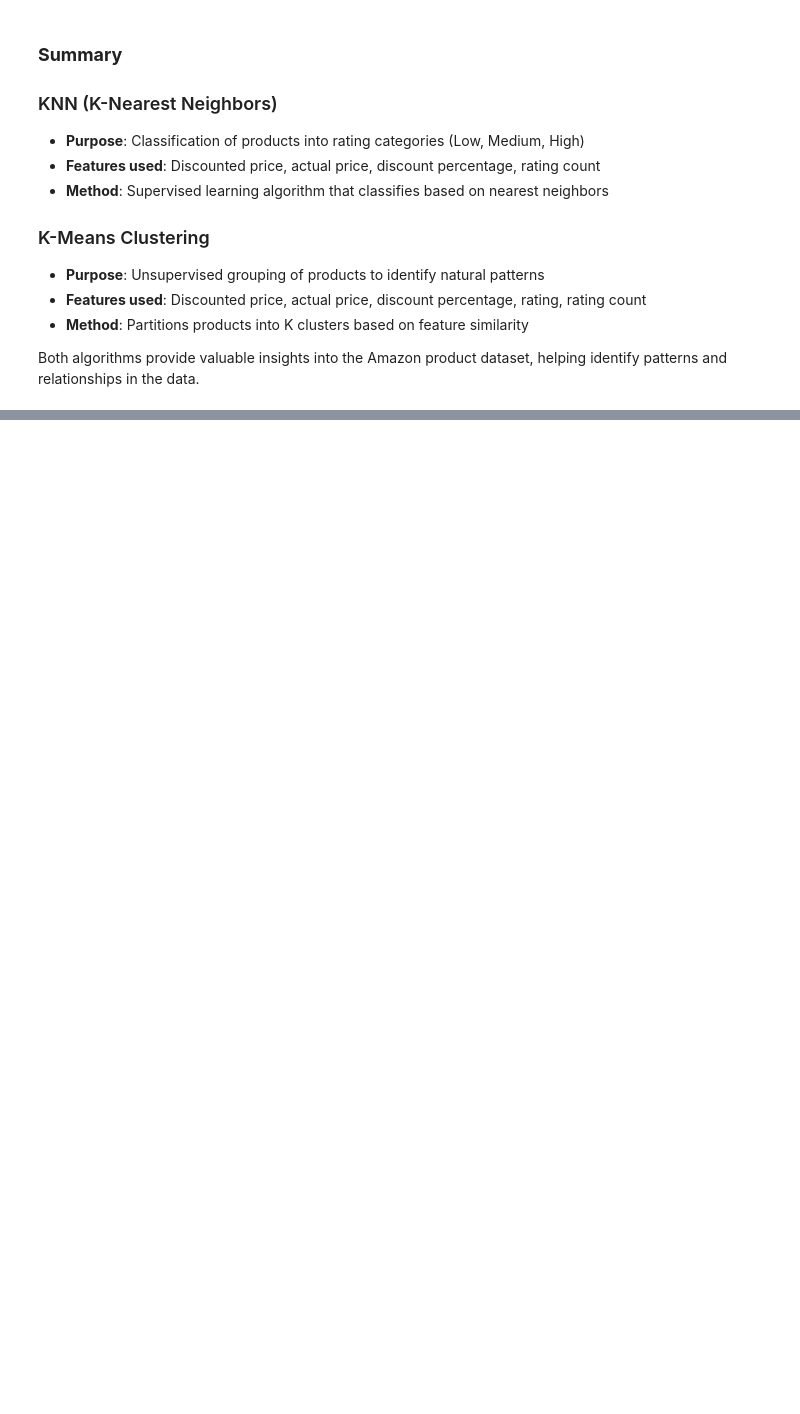
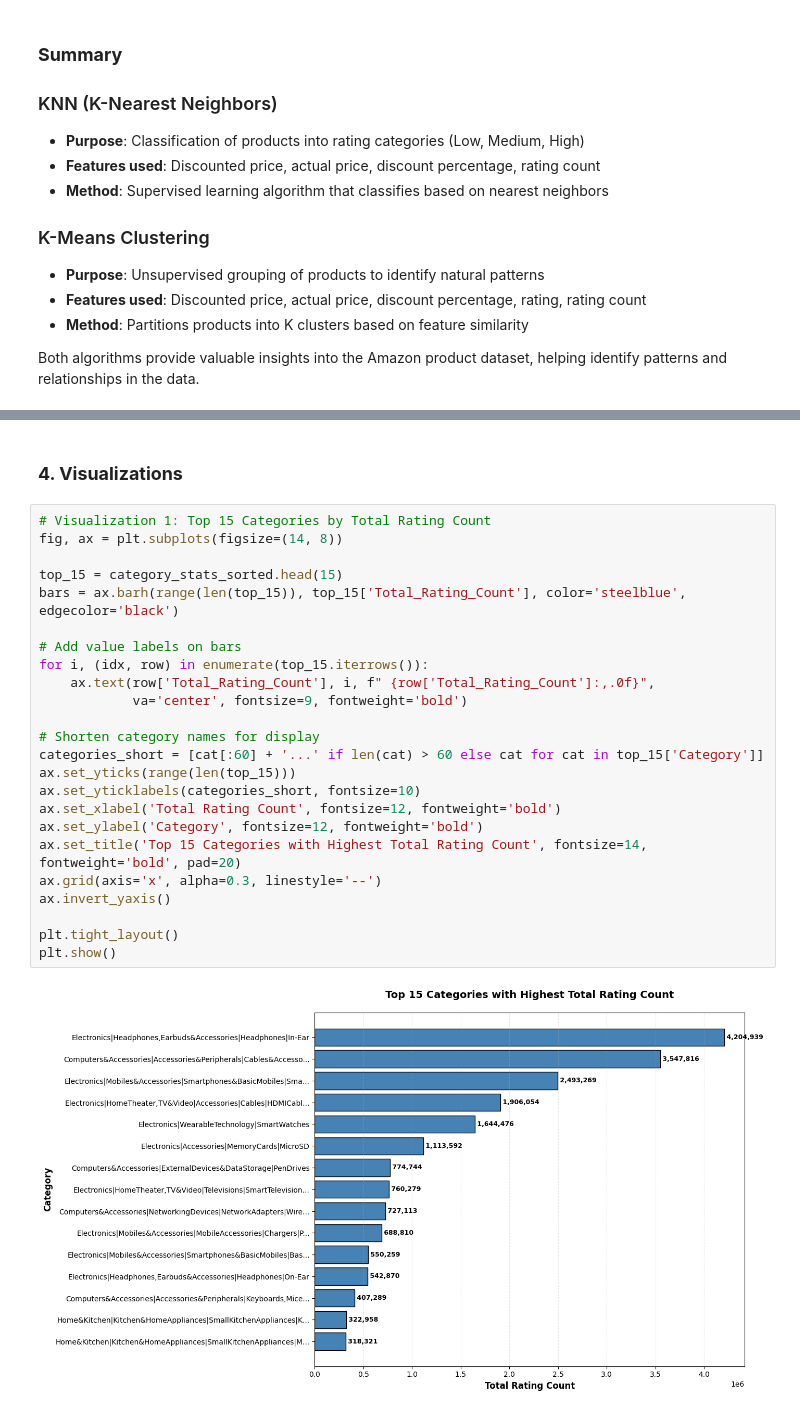
Before and after one commit to orchlonn/group-7, a Jupyter notebook: orchlon.ipynb, the cells around one changed output, grey strips where cells are left out. Drawn from its saved outputs; the diff is of its cells as text; blank space fills up the shorter version.

```diff
--- a/orchlon.ipynb
+++ b/orchlon.ipynb
@@ -377,0 +562,28 @@ Both algorithms provide valuable insights into the Amazon product dataset, helpi
+# %% [markdown]
+### **4. Visualizations**
+# %%
+# Visualization 1: Top 15 Categories by Total Rating Count
+fig, ax = plt.subplots(figsize=(14, 8))
+
+top_15 = category_stats_sorted.head(15)
+bars = ax.barh(range(len(top_15)), top_15['Total_Rating_Count'], color='steelblue', edgecolor='black')
+
+# Add value labels on bars
+for i, (idx, row) in enumerate(top_15.iterrows()):
+    ax.text(row['Total_Rating_Count'], i, f" {row['Total_Rating_Count']:,.0f}",
+            va='center', fontsize=9, fontweight='bold')
+
+# Shorten category names for display
+categories_short = [cat[:60] + '...' if len(cat) > 60 else cat for cat in top_15['Category']]
+ax.set_yticks(range(len(top_15)))
+ax.set_yticklabels(categories_short, fontsize=10)
+ax.set_xlabel('Total Rating Count', fontsize=12, fontweight='bold')
+ax.set_ylabel('Category', fontsize=12, fontweight='bold')
+ax.set_title('Top 15 Categories with Highest Total Rating Count', fontsize=14, fontweight='bold', pad=20)
+ax.grid(axis='x', alpha=0.3, linestyle='--')
+ax.invert_yaxis()
+
+plt.tight_layout()
+plt.show()
+# %% [output]
+[figure, added]
```
Also changed, not shown: parts of 13 cells of this notebook.
